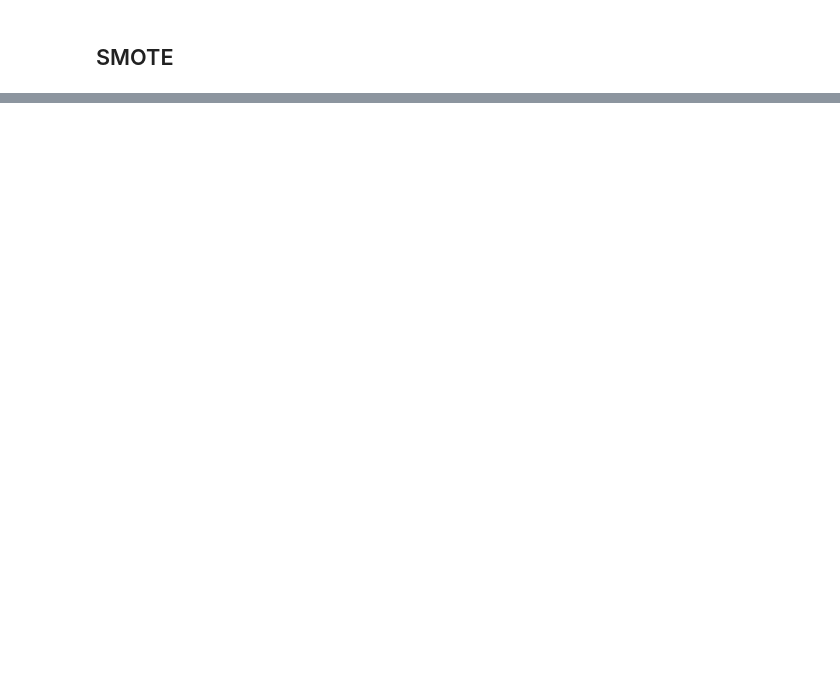
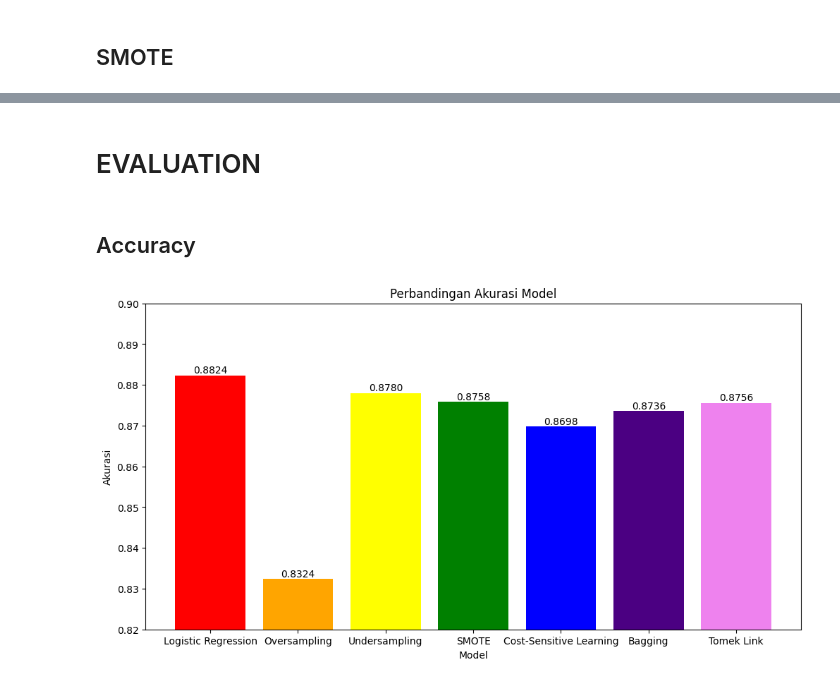
Before and after one commit to muhakbarhamid21/sentiment-analysis-covid-19-twitter, a Jupyter notebook: sentiment-analysis-covid-19-twitter.ipynb, the cells around one changed output, grey strips where cells are left out. Drawn from its saved outputs; the diff is of its cells as text; code cells hidden in the pictures; blank space fills up the shorter version.

Commit message:
add: handling imbalance csl, bagging, tomek links and evaluation and also tidy up the code

```diff
--- a/sentiment-analysis-covid-19-twitter.ipynb
+++ b/sentiment-analysis-covid-19-twitter.ipynb
@@ -625,0 +732,4 @@ weighted avg       0.88      0.88      0.88     10592
+# %%
+print('Akurasi')
+acc_bgg = accuracy_score(y_test, y_pred)
+print(acc_bgg)
@@ -625,0 +755,14 @@ weighted avg       0.88      0.88      0.88     10592
+# %%
+tomeklinks = TomekLinks()
+
+X_train_tomek, y_train_tomek = tomeklinks.fit_resample(X_train, y_train)
+
+logreg = LogisticRegression()
+
+logreg.fit(X_train_tomek, y_train_tomek)
+
+y_pred = logreg.predict(X_test)
+# %%
+print('Akurasi')
+acc_tmk = accuracy_score(y_test, y_pred)
+print(acc_tmk)
@@ -625,0 +784,25 @@ weighted avg       0.88      0.88      0.88     10592
+# %% [markdown]
+# EVALUATION
+# %% [markdown]
+## Accuracy
+# %%
+models = ['Logistic Regression', 'Oversampling', 'Undersampling', 'SMOTE', 'Cost-Sensitive Learning', 'Bagging', 'Tomek Link']
+accuracies = [acc_logreg, acc_under, acc_over, acc_smote, acc_csl, acc_bgg, acc_tmk]
+# %%
+colors = ['red', 'orange', 'yellow', 'green', 'blue', 'indigo', 'violet']
+
+plt.figure(figsize=(12, 6))
+
+bars = plt.bar(models, accuracies, color=colors)
+for bar in bars:
+    yval = bar.get_height()
+    plt.text(bar.get_x() + bar.get_width()/2, yval, '{:.4f}'.format(yval), ha='center', va='bottom')
+
+plt.xlabel('Model')
+plt.ylabel('Akurasi')
+plt.title('Perbandingan Akurasi Model')
+plt.ylim(0.82, 0.9)
+plt.grid(False)
+plt.show()
+# %% [output]
+[figure, added]
```
Also changed, not shown: parts of 36 cells of this notebook.
